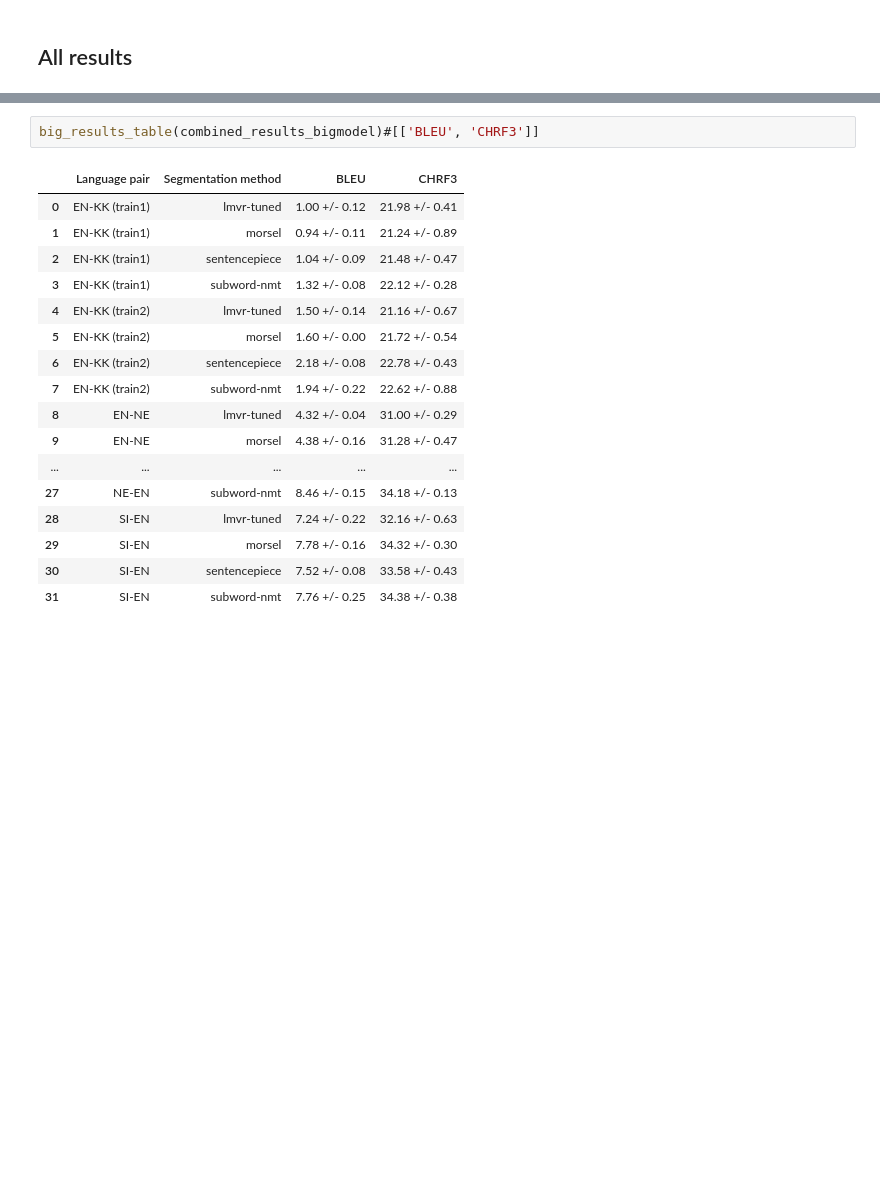
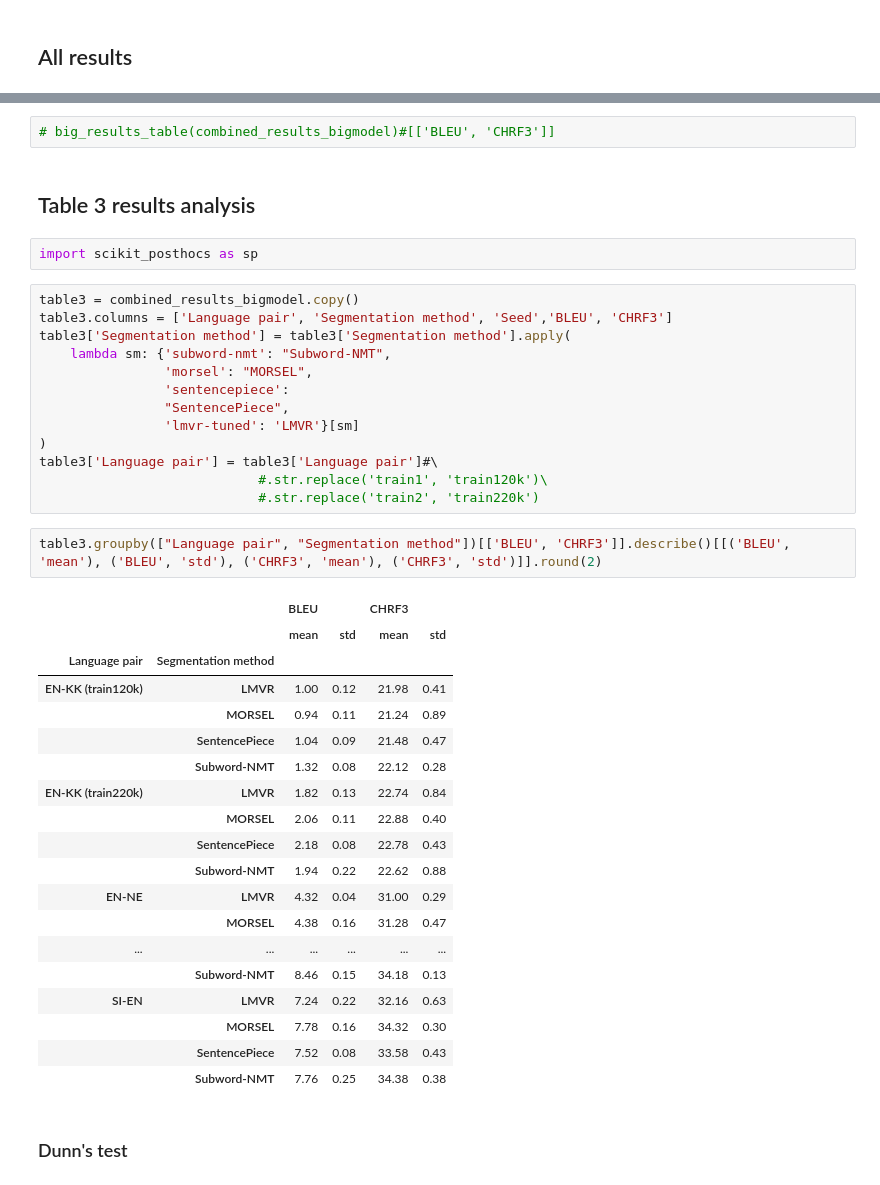
Before and after one commit to j0ma/flores, a Jupyter notebook: combined-results-analysis.ipynb, the cells around one changed output, grey strips where cells are left out. Saved outputs shown, nothing was run; the diff lists cells and outputs as text; blank space fills up the shorter version.

```diff
--- a/combined-results-analysis.ipynb
+++ b/combined-results-analysis.ipynb
@@ -790,20 +707,43 @@ def big_results_table(table):
 # %%
-big_results_table(combined_results_bigmodel)#[['BLEU', 'CHRF3']]
+# big_results_table(combined_results_bigmodel)#[['BLEU', 'CHRF3']]
-# %% [output]
-|  | Language pair | Segmentation method | BLEU | CHRF3 |
-| 0 | EN-KK (train1) | lmvr-tuned | 1.00 +/- 0.12 | 21.98 +/- 0.41 |
-| 1 | EN-KK (train1) | morsel | 0.94 +/- 0.11 | 21.24 +/- 0.89 |
-| 2 | EN-KK (train1) | sentencepiece | 1.04 +/- 0.09 | 21.48 +/- 0.47 |
-| 3 | EN-KK (train1) | subword-nmt | 1.32 +/- 0.08 | 22.12 +/- 0.28 |
-| 4 | EN-KK (train2) | lmvr-tuned | 1.50 +/- 0.14 | 21.16 +/- 0.67 |
-| 5 | EN-KK (train2) | morsel | 1.60 +/- 0.00 | 21.72 +/- 0.54 |
-| 6 | EN-KK (train2) | sentencepiece | 2.18 +/- 0.08 | 22.78 +/- 0.43 |
-| 7 | EN-KK (train2) | subword-nmt | 1.94 +/- 0.22 | 22.62 +/- 0.88 |
-| 8 | EN-NE | lmvr-tuned | 4.32 +/- 0.04 | 31.00 +/- 0.29 |
-| 9 | EN-NE | morsel | 4.38 +/- 0.16 | 31.28 +/- 0.47 |
-| ... | ... | ... | ... | ... |
-| 27 | NE-EN | subword-nmt | 8.46 +/- 0.15 | 34.18 +/- 0.13 |
-| 28 | SI-EN | lmvr-tuned | 7.24 +/- 0.22 | 32.16 +/- 0.63 |
-| 29 | SI-EN | morsel | 7.78 +/- 0.16 | 34.32 +/- 0.30 |
-| 30 | SI-EN | sentencepiece | 7.52 +/- 0.08 | 33.58 +/- 0.43 |
-| 31 | SI-EN | subword-nmt | 7.76 +/- 0.25 | 34.38 +/- 0.38 |
+# %% [markdown]
+## Table 3 results analysis
+# %%
+import scikit_posthocs as sp
+# %%
+table3 = combined_results_bigmodel.copy()
+table3.columns = ['Language pair', 'Segmentation method', 'Seed','BLEU', 'CHRF3']
+table3['Segmentation method'] = table3['Segmentation method'].apply(
+    lambda sm: {'subword-nmt': "Subword-NMT",
+                'morsel': "MORSEL",
+                'sentencepiece':
+                "SentencePiece",
+                'lmvr-tuned': 'LMVR'}[sm]
+)
+table3['Language pair'] = table3['Language pair']#\
+                            #.str.replace('train1', 'train120k')\
+                            #.str.replace('train2', 'train220k')
+# %%
+table3.groupby(["Language pair", "Segmentation method"])[['BLEU', 'CHRF3']].describe()[[('BLEU', 'mean'), ('BLEU', 'std'), ('CHRF3', 'mean'), ('CHRF3', 'std')]].round(2)
+# %% [output]
+|  |  | BLEU |  | CHRF3 |  |
+|  |  | mean | std | mean | std |
+| Language pair | Segmentation method |  |  |  |  |
+| EN-KK (train120k) | LMVR | 1.00 | 0.12 | 21.98 | 0.41 |
+|  | MORSEL | 0.94 | 0.11 | 21.24 | 0.89 |
+|  | SentencePiece | 1.04 | 0.09 | 21.48 | 0.47 |
+|  | Subword-NMT | 1.32 | 0.08 | 22.12 | 0.28 |
+| EN-KK (train220k) | LMVR | 1.82 | 0.13 | 22.74 | 0.84 |
+|  | MORSEL | 2.06 | 0.11 | 22.88 | 0.40 |
+|  | SentencePiece | 2.18 | 0.08 | 22.78 | 0.43 |
+|  | Subword-NMT | 1.94 | 0.22 | 22.62 | 0.88 |
+| EN-NE | LMVR | 4.32 | 0.04 | 31.00 | 0.29 |
+|  | MORSEL | 4.38 | 0.16 | 31.28 | 0.47 |
+| ... | ... | ... | ... | ... | ... |
+|  | Subword-NMT | 8.46 | 0.15 | 34.18 | 0.13 |
+| SI-EN | LMVR | 7.24 | 0.22 | 32.16 | 0.63 |
+|  | MORSEL | 7.78 | 0.16 | 34.32 | 0.30 |
+|  | SentencePiece | 7.52 | 0.08 | 33.58 | 0.43 |
+|  | Subword-NMT | 7.76 | 0.25 | 34.38 | 0.38 |
+# %% [markdown]
+### Dunn's test
```
Also changed, not shown: parts of 86 cells of this notebook, 3 other files.
